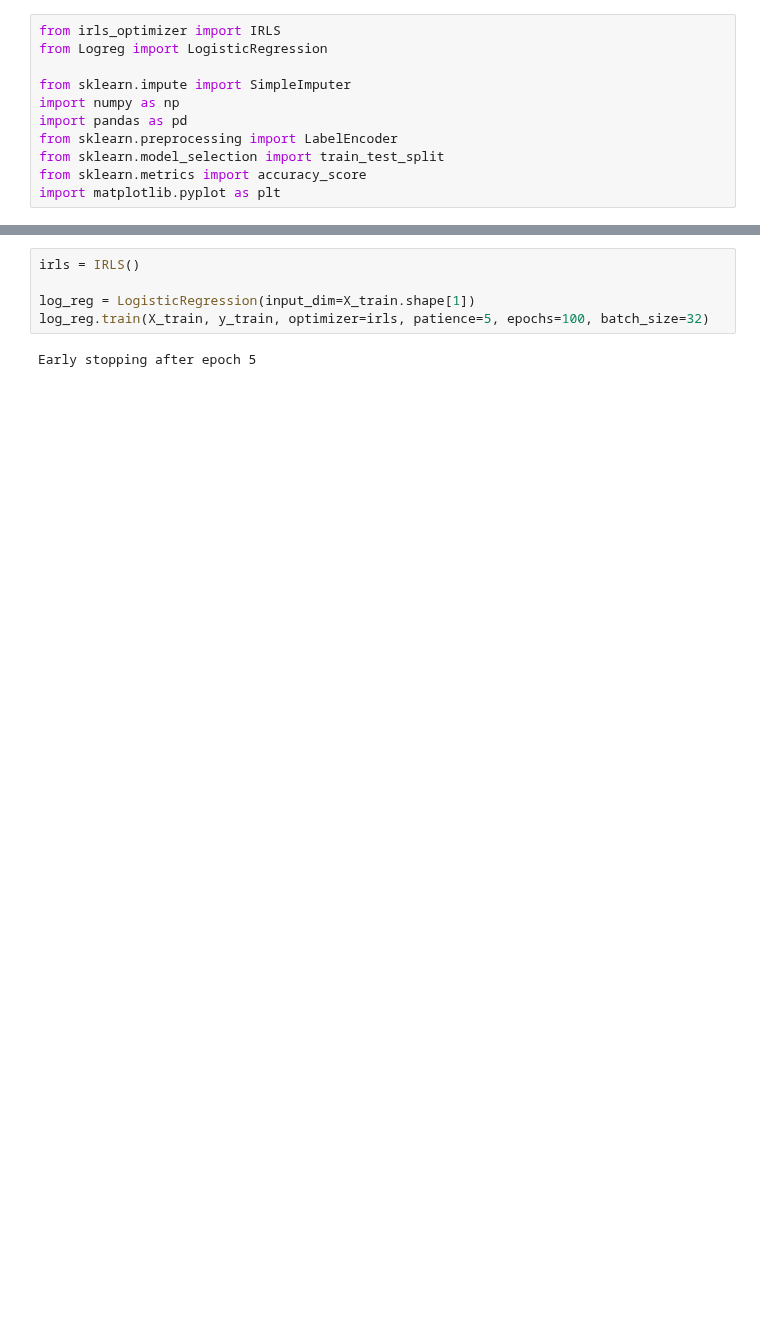
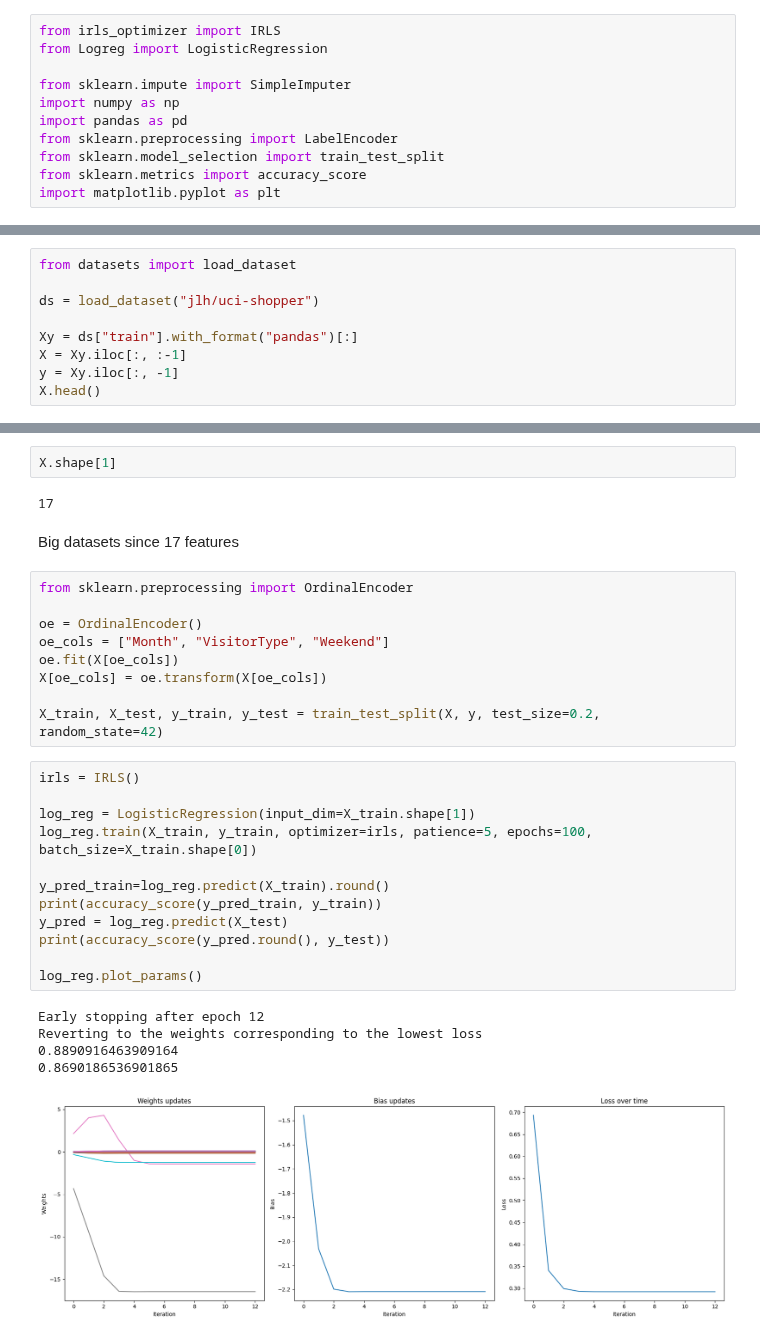
Before and after one commit to kozaka93/2024L-DSAdvancedML, a Jupyter notebook: projects/project1/group3/Narozniak_Czerwonski_Rucinski/src/IRLS example.ipynb, the cells around one changed output, grey strips where cells are left out. Cells and saved outputs as stored; diff of their text form; blank space fills up the shorter version.

```diff
--- a/projects/project1/group3/Narozniak_Czerwonski_Rucinski/src/IRLS example.ipynb
+++ b/projects/project1/group3/Narozniak_Czerwonski_Rucinski/src/IRLS example.ipynb
@@ -48,0 +17,9 @@ array([[1.660e+02, 8.000e-01, 5.630e+00, ..., 3.472e+01, 2.880e+01,
+# %%
+from datasets import load_dataset
+
+ds = load_dataset("jlh/uci-shopper")
+
+Xy = ds["train"].with_format("pandas")[:]
+X = Xy.iloc[:, :-1]
+y = Xy.iloc[:, -1]
+X.head()
@@ -49,7 +33,33 @@ array([[1.660e+02, 8.000e-01, 5.630e+00, ..., 3.472e+01, 2.880e+01,
+# %%
+X.shape[1]
+# %% [output]
+17
+# %% [markdown]
+Big datasets since 17 features
+# %%
+from sklearn.preprocessing import OrdinalEncoder
+
+oe = OrdinalEncoder()
+oe_cols = ["Month", "VisitorType", "Weekend"]
+oe.fit(X[oe_cols])
+X[oe_cols] = oe.transform(X[oe_cols])
+
+X_train, X_test, y_train, y_test = train_test_split(X, y, test_size=0.2, random_state=42)
 # %%
 irls = IRLS()
 
 log_reg = LogisticRegression(input_dim=X_train.shape[1])
-log_reg.train(X_train, y_train, optimizer=irls, patience=5, epochs=100, batch_size=32)
+log_reg.train(X_train, y_train, optimizer=irls, patience=5, epochs=100, batch_size=X_train.shape[0])
+
+y_pred_train=log_reg.predict(X_train).round()
+print(accuracy_score(y_pred_train, y_train))
+y_pred = log_reg.predict(X_test)
+print(accuracy_score(y_pred.round(), y_test))
+
+log_reg.plot_params()
 # %% [output]
-Early stopping after epoch 5
+Early stopping after epoch 12
+Reverting to the weights corresponding to the lowest loss
+0.8890916463909164
+0.8690186536901865
+[figure, added]
```
Also changed, not shown: parts of 21 cells of this notebook.
